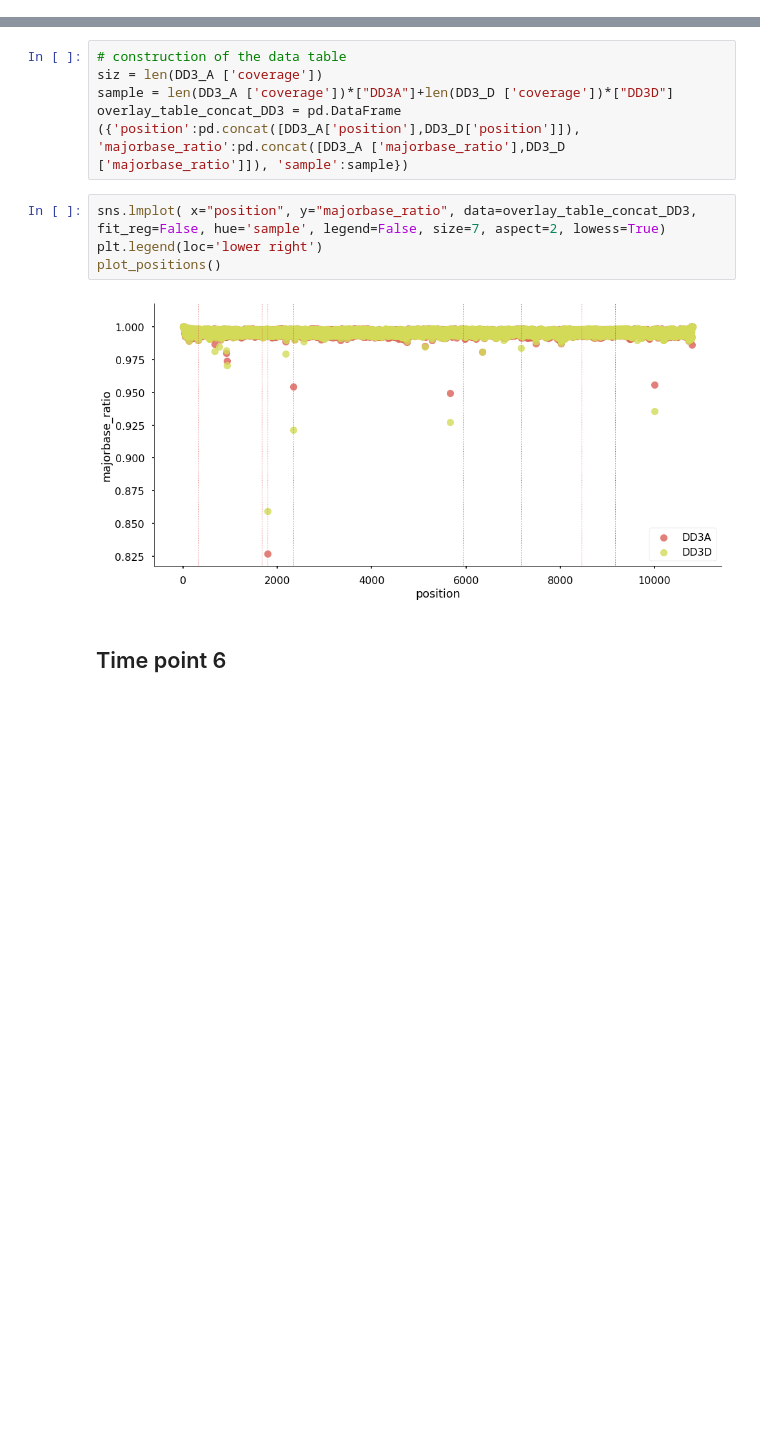
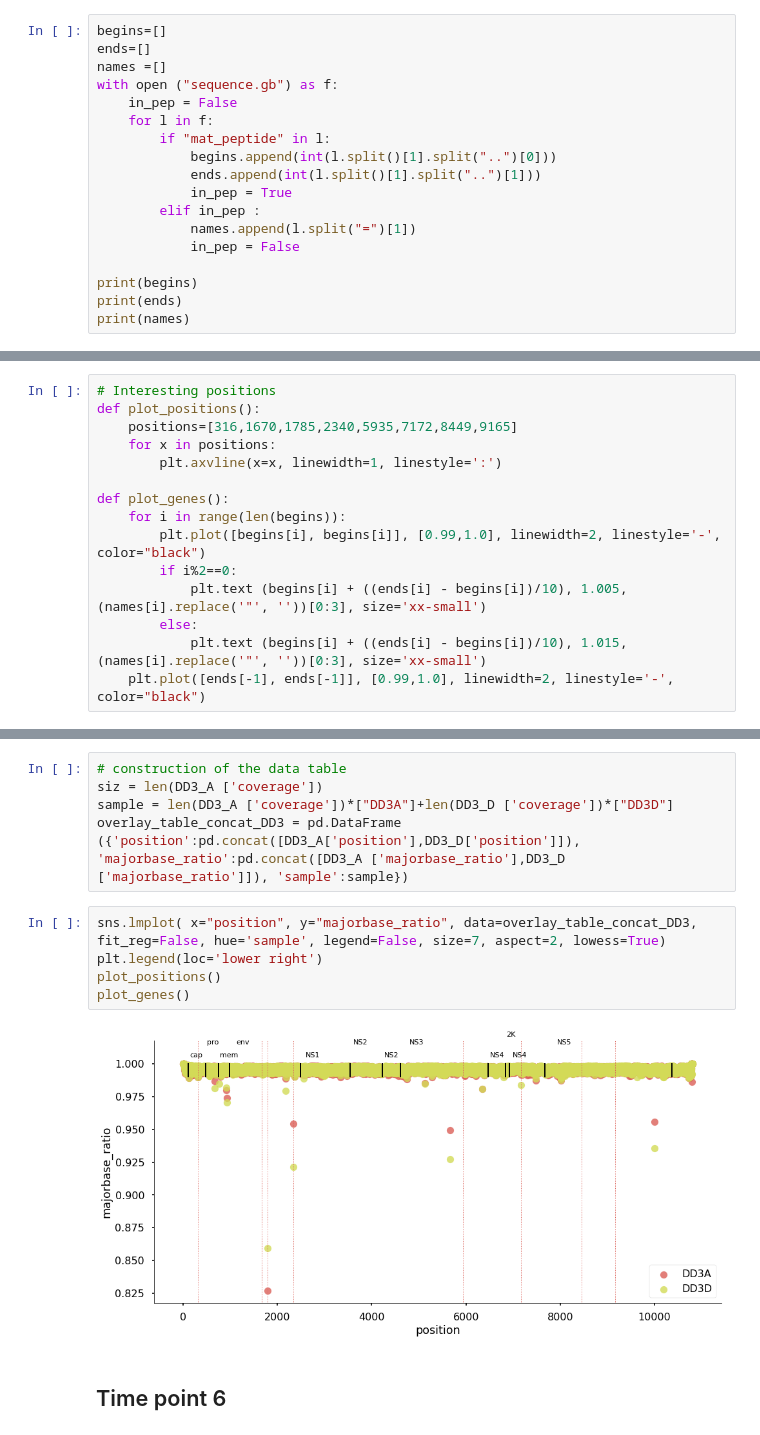
Before and after one commit to Boussau/Notebooks, a Jupyter notebook: Notebooks/Viromics/Analysis_of_first_libraries.ipynb, the cells around one changed output, grey strips where cells are left out. Saved outputs shown, nothing was run; the diff lists cells and outputs as text; blank space fills up the shorter version.

Commit message:
Analysis of the libraries obtained in December 2017, now with gene boundaries.

```diff
--- a/Notebooks/Viromics/Analysis_of_first_libraries.ipynb
+++ b/Notebooks/Viromics/Analysis_of_first_libraries.ipynb
@@ -15,0 +12,18 @@ def plot_positions():
+# %%
+begins=[]
+ends=[]
+names =[]
+with open ("sequence.gb") as f:
+    in_pep = False
+    for l in f:
+        if "mat_peptide" in l:
+            begins.append(int(l.split()[1].split("..")[0]))
+            ends.append(int(l.split()[1].split("..")[1]))
+            in_pep = True
+        elif in_pep :
+            names.append(l.split("=")[1])
+            in_pep = False
+
+print(begins)
+print(ends)
+print(names)
@@ -15,0 +36,15 @@ def plot_positions():
+# %%
+# Interesting positions
+def plot_positions():
+    positions=[316,1670,1785,2340,5935,7172,8449,9165]
+    for x in positions:
+        plt.axvline(x=x, linewidth=1, linestyle=':')
+
+def plot_genes():
+    for i in range(len(begins)):
+        plt.plot([begins[i], begins[i]], [0.99,1.0], linewidth=2, linestyle='-', color="black")
+        if i%2==0:
+            plt.text (begins[i] + ((ends[i] - begins[i])/10), 1.005, (names[i].replace('"', ''))[0:3], size='xx-small')
+        else:
+            plt.text (begins[i] + ((ends[i] - begins[i])/10), 1.015, (names[i].replace('"', ''))[0:3], size='xx-small')
+    plt.plot([ends[-1], ends[-1]], [0.99,1.0], linewidth=2, linestyle='-', color="black")
@@ -174,9 +216,10 @@ overlay_table_concat_DD3 = pd.DataFrame ({'position':pd.concat([DD3_A['position'
 # %%
 sns.lmplot( x="position", y="majorbase_ratio", data=overlay_table_concat_DD3, fit_reg=False, hue='sample', legend=False, size=7, aspect=2, lowess=True)
 plt.legend(loc='lower right')
 plot_positions()
+plot_genes()
 # %% [output]
-[figure, old version]
+[figure, new version]
 # %% [markdown]
 ## Time point 6
 # %%
```
Also changed, not shown: parts of 15 cells of this notebook.
